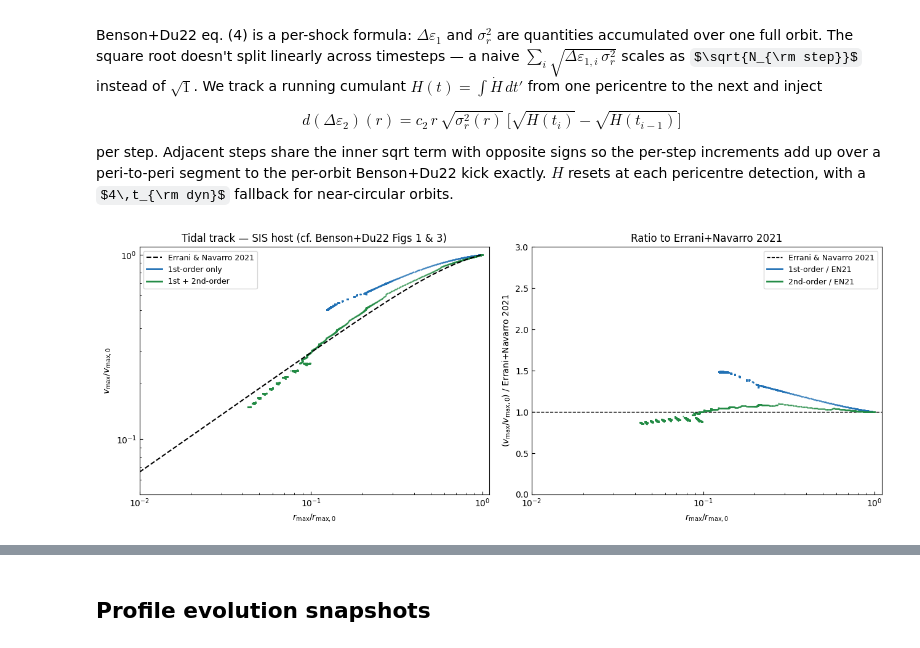
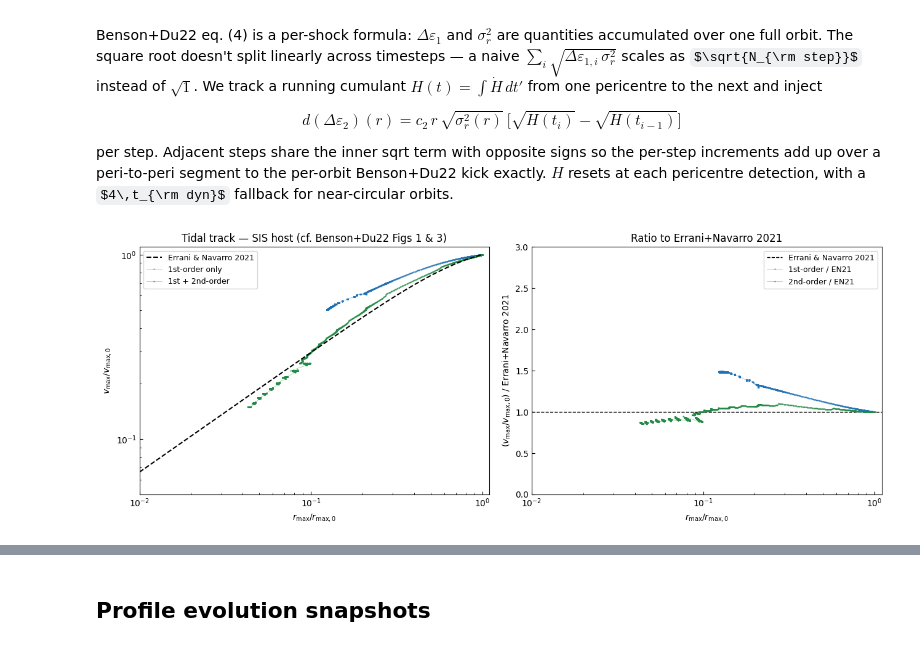
Before and after one commit to fabiokung/SatGen, a Jupyter notebook: stripping_sis.ipynb, the cells around one changed output, grey strips where cells are left out. Cells and saved outputs as stored; diff of their text form; code cells hidden in the pictures; some formulas as TeX source.

```diff
--- a/stripping_sis.ipynb
+++ b/stripping_sis.ipynb
@@ -192,40 +194,42 @@ for res, col, lbl in [
 ]:
     # mask: drop NaN rmax slots (no interior Vc peak) + NaN-init skipped slots
     mask = np.isfinite(res.rmax) & np.isfinite(res.vmax)
+    # dots + thin connecting line in time order (cf. tidal_track_universality)
     ax.plot(res.rmax[mask]/res.rmax0, res.vmax[mask]/res.vmax0,
-            '.', color=col, ms=1.5, alpha=0.6, label=lbl)
+            '.-', color=col, ms=1.5, lw=0.4, alpha=0.6, label=lbl)
 ax.set_xscale('log'); ax.set_yscale('log')
 ax.set_xlim(0.01, 1.1); ax.set_ylim(0.05, 1.1)
 ax.set_xlabel(r'$r_{\rm max}/r_{\rm max,0}$')
 ax.set_ylabel(r'$v_{\rm max}/v_{\rm max,0}$')
 ax.set_title('Tidal track — SIS host (cf. Benson+Du22 Figs 1 & 3)')
 h, l = ax.get_legend_handles_labels()
 ax.legend(handles=sc.markers_to_lines(h), labels=l, fontsize=9)
 
 ax = axes[1]
 ax.axhline(1., color='k', lw=1, ls='--', label='Errani & Navarro 2021')
 for res, col, lbl in [
     (result_heat,  '#2171b5', '1st-order / EN21'),
     (result_heat2, '#238b45', '2nd-order / EN21'),
 ]:
     mask = np.isfinite(res.rmax) & np.isfinite(res.vmax)
     x = res.rmax[mask] / res.rmax0
     y = res.vmax[mask] / res.vmax0
     mid = (x > 0.01) & (x < 1.)
-    ax.plot(x[mid], y[mid] / en21(x[mid]), '.', color=col, ms=1.5, alpha=0.6, label=lbl)
+    ax.plot(x[mid], y[mid] / en21(x[mid]),
+            '.-', color=col, ms=1.5, lw=0.4, alpha=0.6, label=lbl)
 ax.set_xscale('log')
 ax.set_xlim(0.01, 1.1)
 ax.set_ylim(0, 3)
 ax.set_xlabel(r'$r_{\rm max}/r_{\rm max,0}$')
 ax.set_ylabel(r'$(v_{\rm max}/v_{\rm max,0})$ / Errani+Navarro 2021')
 ax.set_title('Ratio to Errani+Navarro 2021')
 h, l = ax.get_legend_handles_labels()
 ax.legend(handles=sc.markers_to_lines(h), labels=l, fontsize=9)
 
 plt.tight_layout()
 plt.show()
 # %% [output]
-[figure, old version]
+[figure, new version]
 # %%
 sc.plot_mass_loss([result_heat, result_heat2])
 plt.title('Mass Loss History — SIS host')
```
Also changed, not shown: parts of 4 cells of this notebook, 3 other files.
